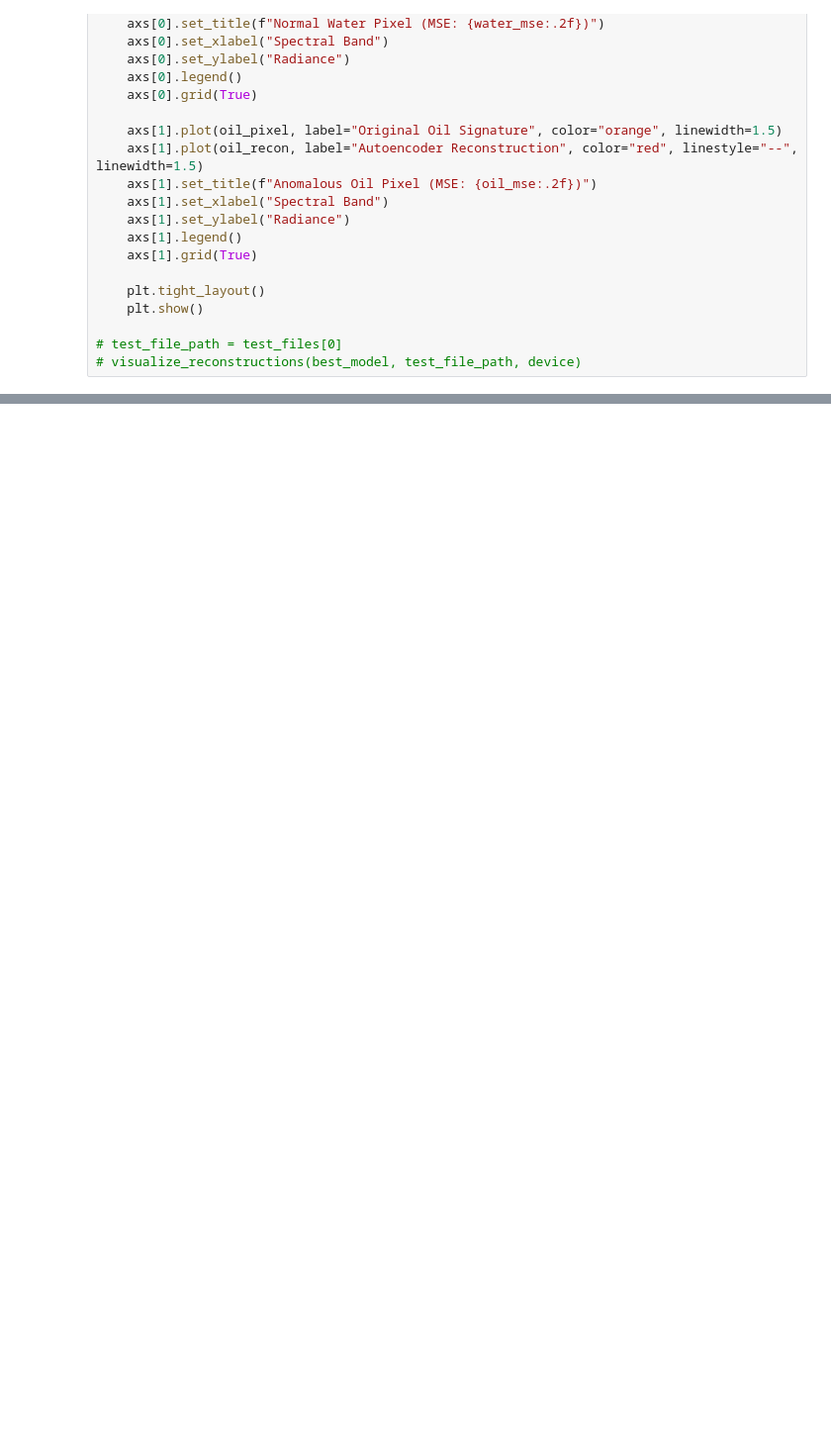
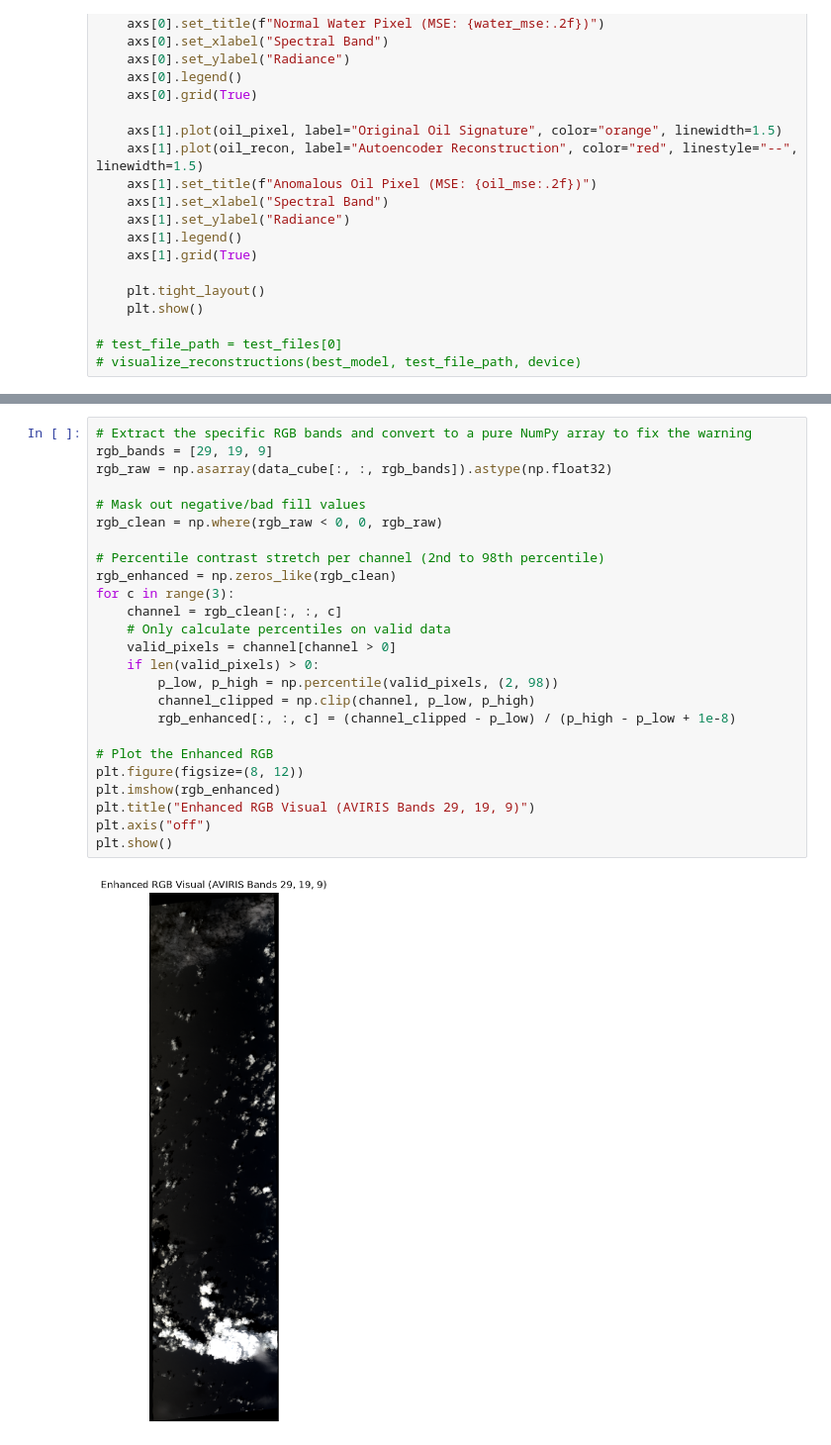
Before and after one commit to wang-yuancheng/mini-projects, a Jupyter notebook: oil-spill-detection/train.ipynb, the cells around one changed output, grey strips where cells are left out. Shown at 99% size. Drawn from its saved outputs; the diff is of its cells as text; blank space fills up the shorter version.

```diff
--- a/oil-spill-detection/train.ipynb
+++ b/oil-spill-detection/train.ipynb
@@ -365,0 +467,27 @@ def visualize_reconstructions(model, file_path, device):
+# %%
+# Extract the specific RGB bands and convert to a pure NumPy array to fix the warning
+rgb_bands = [29, 19, 9]
+rgb_raw = np.asarray(data_cube[:, :, rgb_bands]).astype(np.float32)
+
+# Mask out negative/bad fill values
+rgb_clean = np.where(rgb_raw < 0, 0, rgb_raw)
+
+# Percentile contrast stretch per channel (2nd to 98th percentile)
+rgb_enhanced = np.zeros_like(rgb_clean)
+for c in range(3):
+    channel = rgb_clean[:, :, c]
+    # Only calculate percentiles on valid data
+    valid_pixels = channel[channel > 0]
+    if len(valid_pixels) > 0:
+        p_low, p_high = np.percentile(valid_pixels, (2, 98))
+        channel_clipped = np.clip(channel, p_low, p_high)
+        rgb_enhanced[:, :, c] = (channel_clipped - p_low) / (p_high - p_low + 1e-8)
+
+# Plot the Enhanced RGB
+plt.figure(figsize=(8, 12))
+plt.imshow(rgb_enhanced)
+plt.title("Enhanced RGB Visual (AVIRIS Bands 29, 19, 9)")
+plt.axis("off")
+plt.show()
+# %% [output]
+[figure, added]
```
Also changed, not shown: parts of 8 cells of this notebook.
